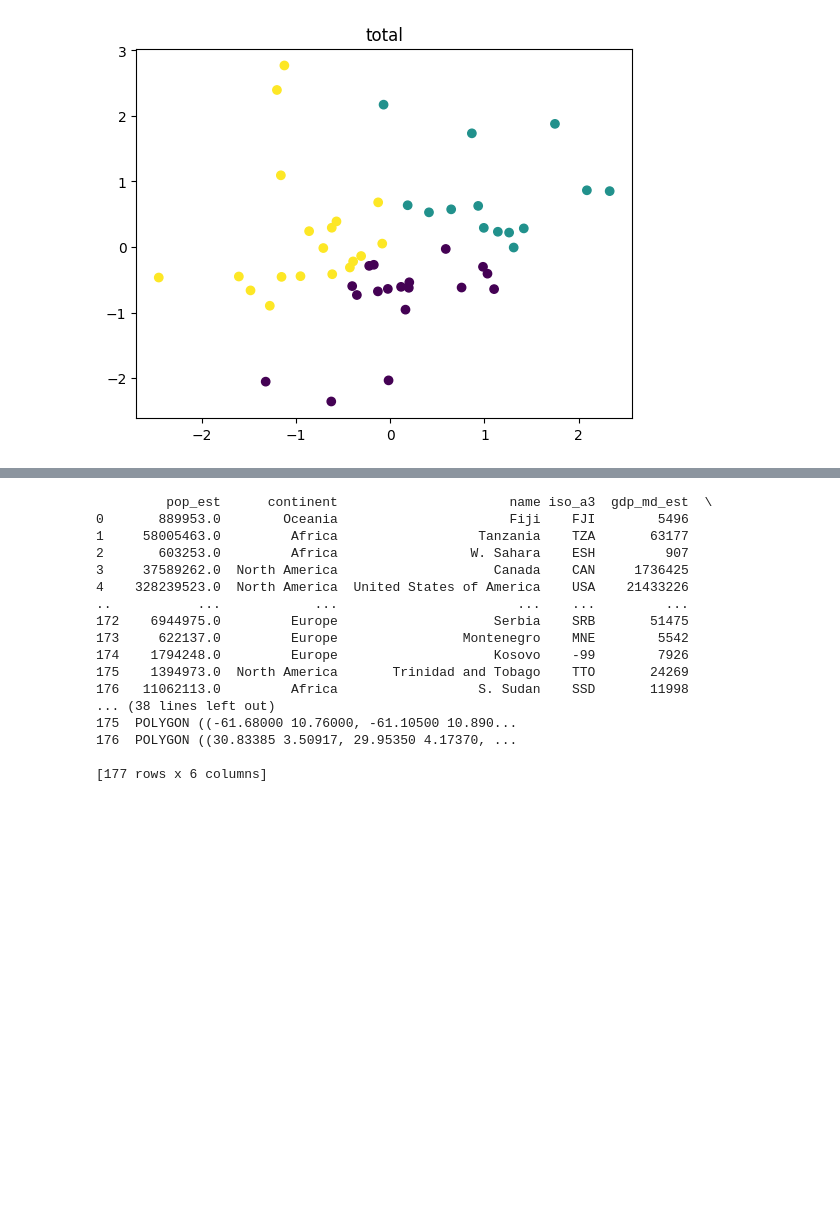
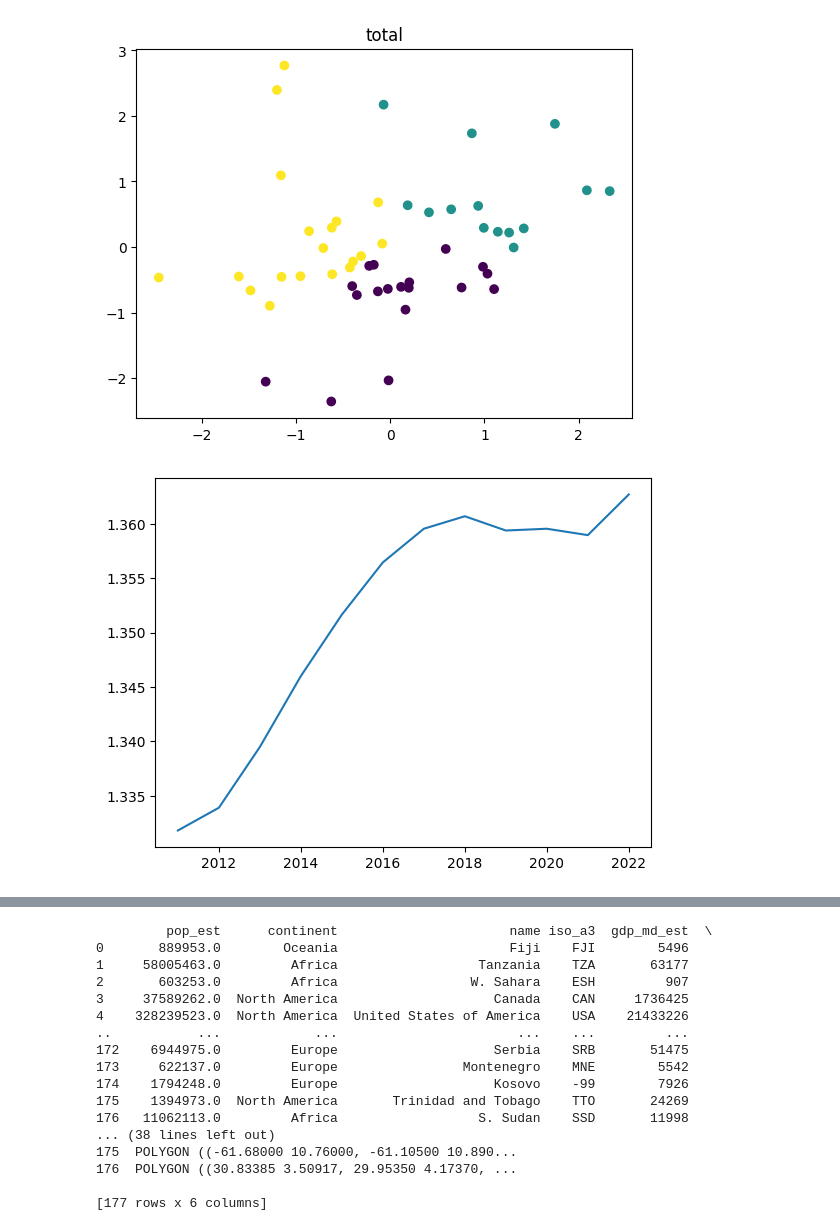
Before and after one commit to largeface-cat/datathon-team30, a Jupyter notebook: kmeans.ipynb, the cells around one changed output, grey strips where cells are left out. Cells and saved outputs as stored; diff of their text form; code cells hidden in the pictures; blank space fills up the shorter version.

```diff
--- a/kmeans.ipynb
+++ b/kmeans.ipynb
@@ -259,3 +259,16 @@ slope = 137.06243903342278  intercept = 30.744178773484713 coef = 0.314898735093
 slope = 205.35172276393604  intercept = 46.20552355626685 coef = 0.3601360270138525
 slope = 156.85721200888662  intercept = 40.3670623671074 coef = 0.1690291020683577
 [figure]
+# %%
+years = data['Year'].unique()
+ratios = []
+for year in years:
+    this_year = data[data['Year'] == year]
+    this_ratio = this_year['Mean household income (dollars)'].str.replace(',', '').astype(int) / this_year[
+        'Median household income (dollars)'].str.replace(',', '').astype(int)
+    this_ratio = this_ratio.mean()
+    ratios.append(this_ratio)
+plt.plot(years, ratios)
+plt.show()
+# %% [output]
+[figure, added]
```
Also changed, not shown: parts of 1 cell of this notebook, 1 other file.
